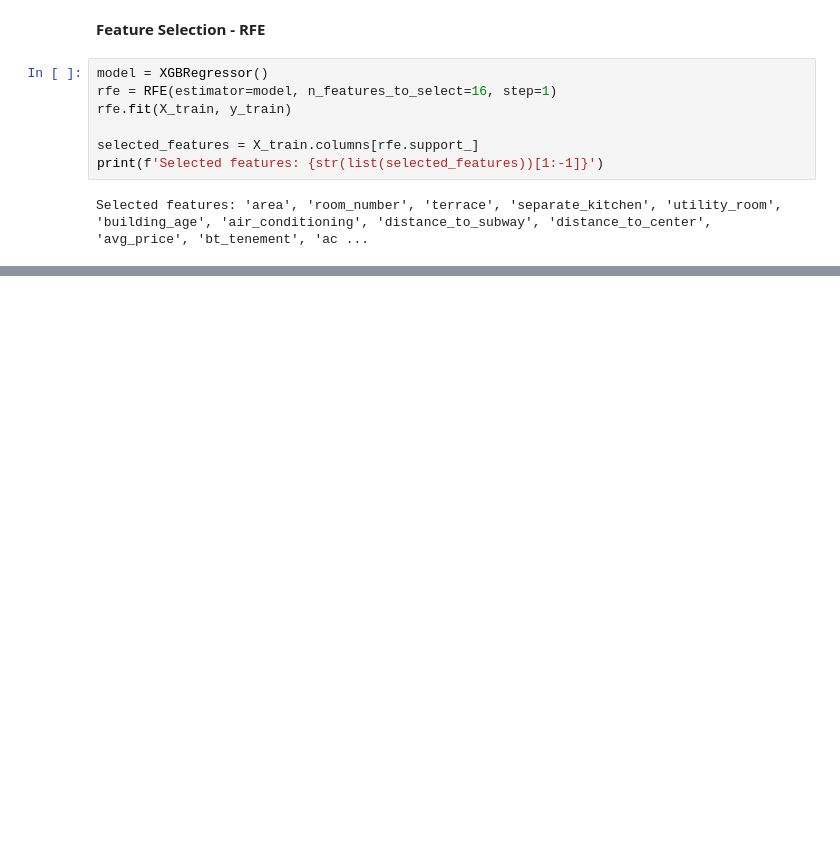
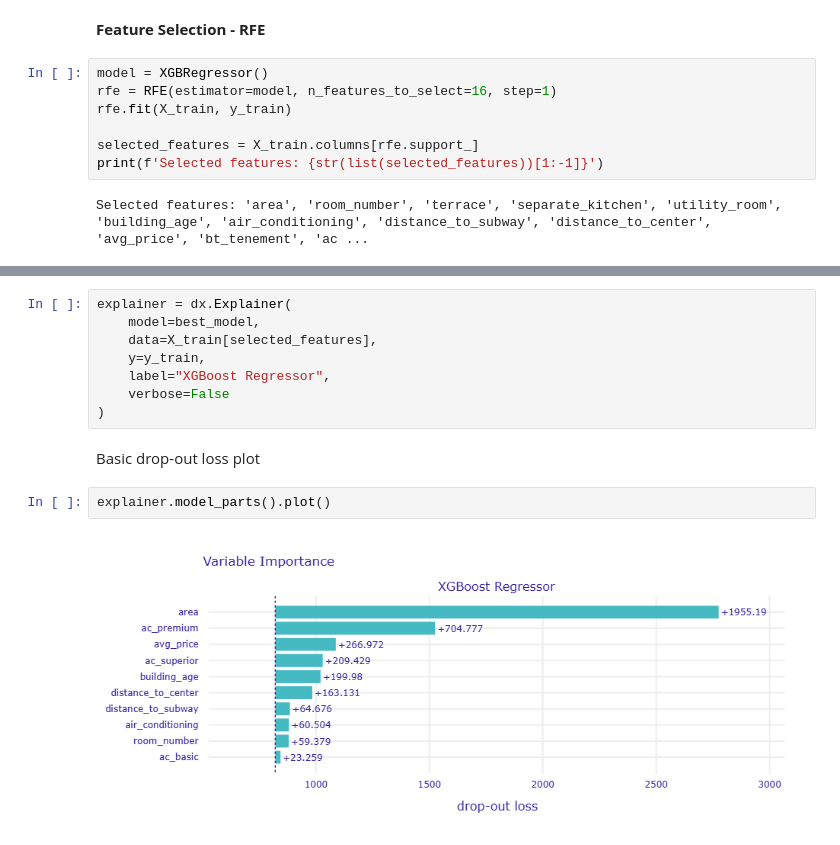
Before and after one commit to KacperSokolowski/MA, a Jupyter notebook: modeling_notebook.ipynb, the cells around one changed output, grey strips where cells are left out. Cells and saved outputs as stored; diff of their text form; blank space fills up the shorter version.

```diff
--- a/modeling_notebook.ipynb
+++ b/modeling_notebook.ipynb
@@ -260,0 +273,14 @@ MAPE: 0.11589855079775627
+# %%
+explainer = dx.Explainer(
+    model=best_model,
+    data=X_train[selected_features],
+    y=y_train,
+    label="XGBoost Regressor",
+    verbose=False
+)
+# %% [markdown]
+Basic drop-out loss plot
+# %%
+explainer.model_parts().plot()
+# %% [output]
+[figure, added]
```
Also changed, not shown: parts of 43 cells of this notebook, 2 other files.
